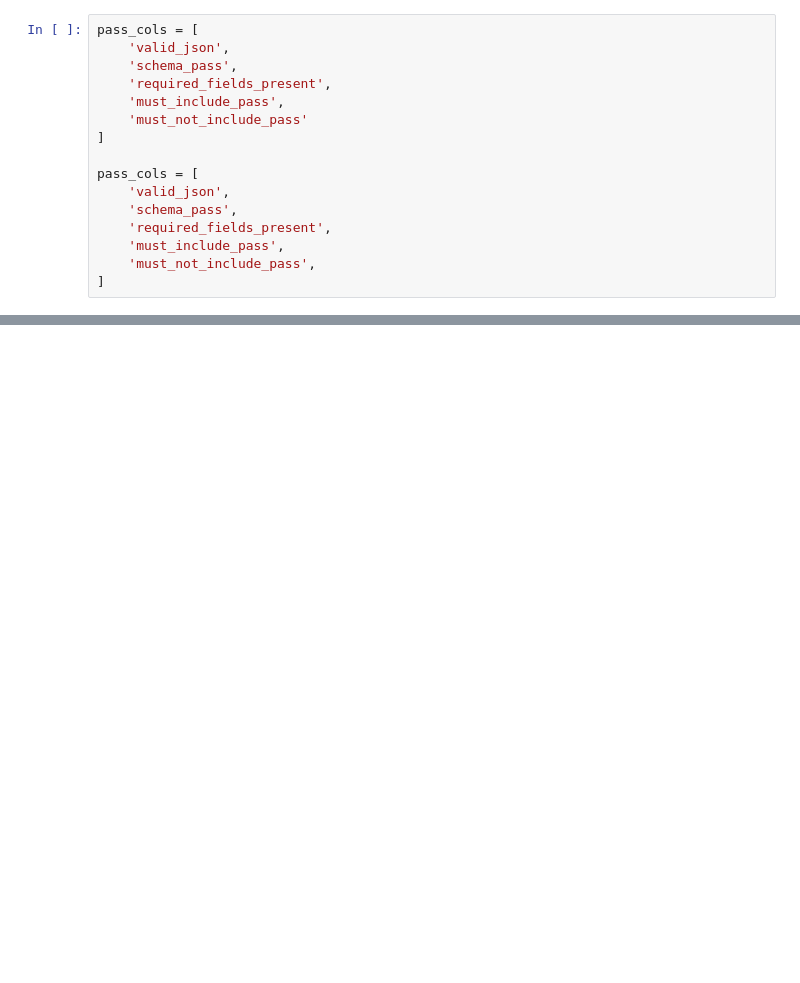
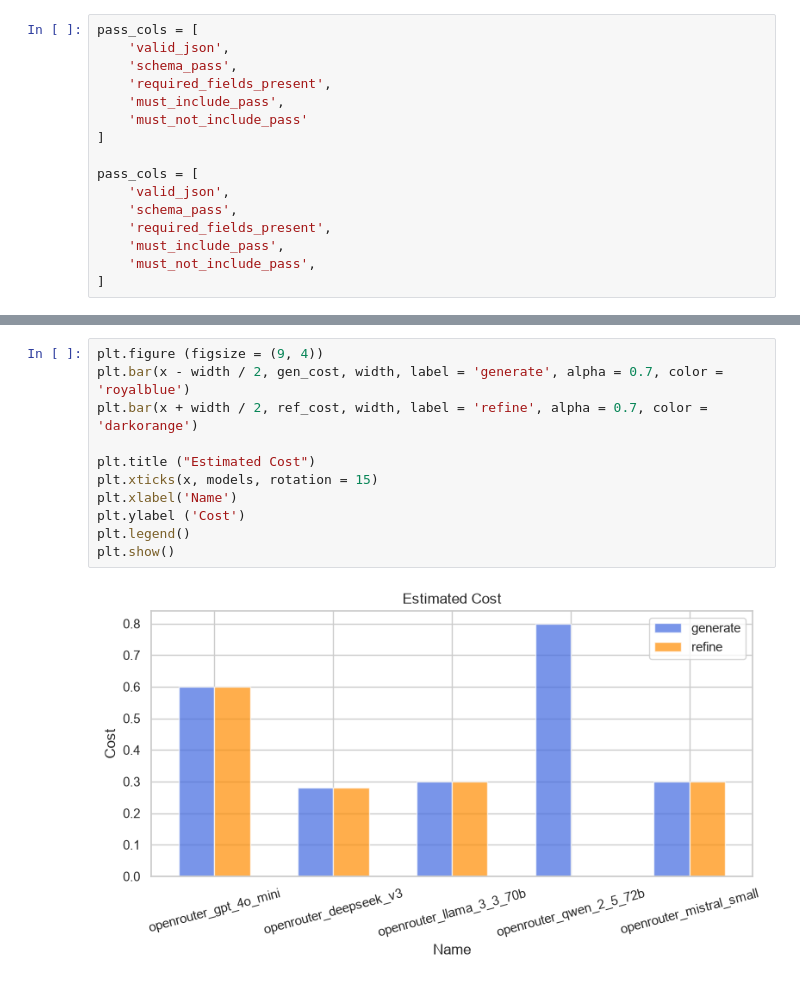
Before and after one commit to AlexDaPiggie/LinkedIn_Job_Description_GenAI, a Jupyter notebook: src/evaluation/Model_Comparison_Analysis.ipynb, the cells around one changed output, grey strips where cells are left out. Saved outputs shown, nothing was run; the diff lists cells and outputs as text; blank space fills up the shorter version.

```diff
--- a/src/evaluation/Model_Comparison_Analysis.ipynb
+++ b/src/evaluation/Model_Comparison_Analysis.ipynb
@@ -163,0 +187,13 @@ plt.show()
+# %%
+plt.figure (figsize = (9, 4))
+plt.bar(x - width / 2, gen_cost, width, label = 'generate', alpha = 0.7, color = 'royalblue')
+plt.bar(x + width / 2, ref_cost, width, label = 'refine', alpha = 0.7, color = 'darkorange')
+
+plt.title ("Estimated Cost")
+plt.xticks(x, models, rotation = 15)
+plt.xlabel('Name')
+plt.ylabel ('Cost')
+plt.legend()
+plt.show()
+# %% [output]
+[figure, added]
```
Also changed, not shown: parts of 8 cells of this notebook, 9 other files.
